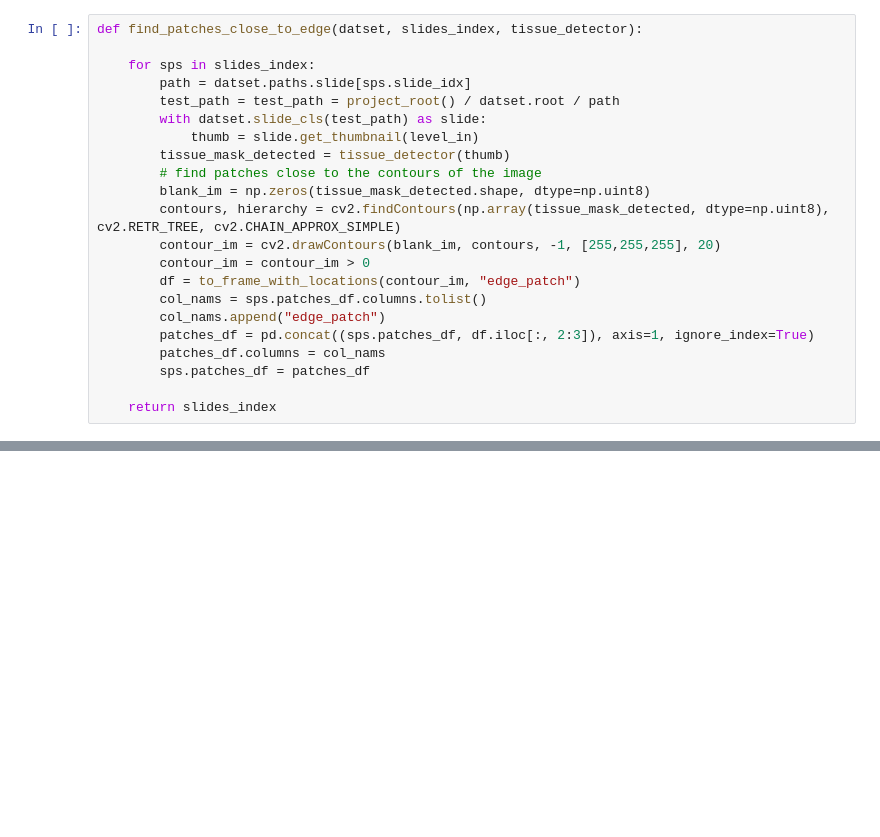
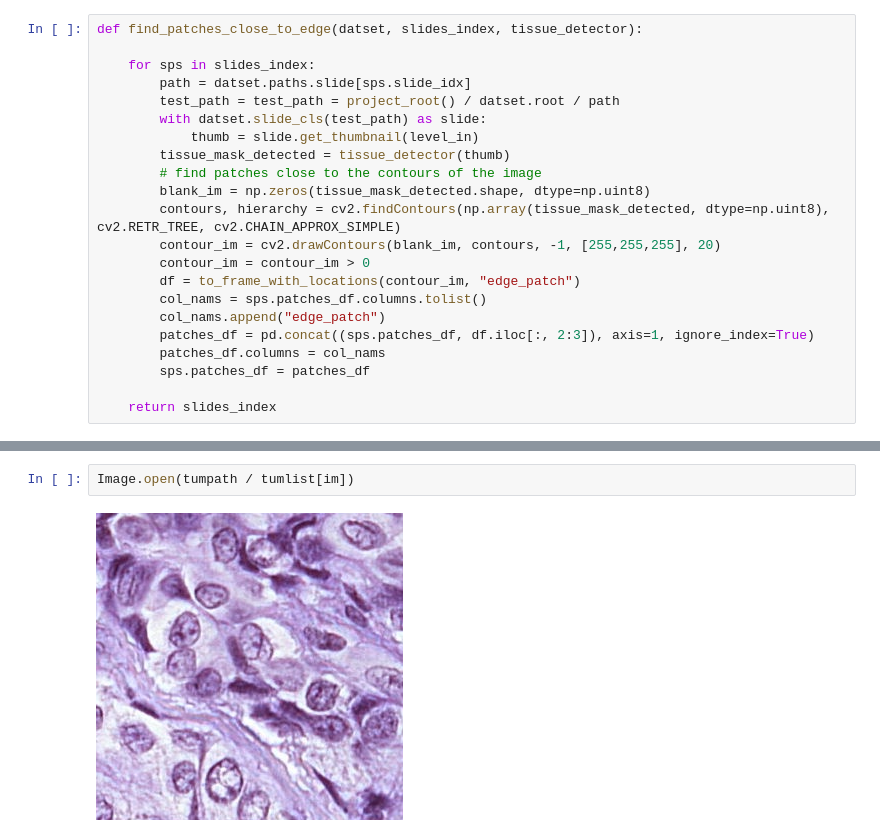
Before and after one commit to StAndrewsMedTech/repathcamelyon, a Jupyter notebook: notebooks/21-03-02-CF-tissue_test.ipynb, the cells around one changed output, grey strips where cells are left out. Saved outputs shown, nothing was run; the diff lists cells and outputs as text; blank space fills up the shorter version.

```diff
--- a/notebooks/21-03-02-CF-tissue_test.ipynb
+++ b/notebooks/21-03-02-CF-tissue_test.ipynb
@@ -352,0 +365,4 @@ Image.open(path)
+# %%
+Image.open(tumpath / tumlist[im])
+# %% [output]
+[figure, added]
```
Also changed, not shown: parts of 38 cells of this notebook, 13 other files.
